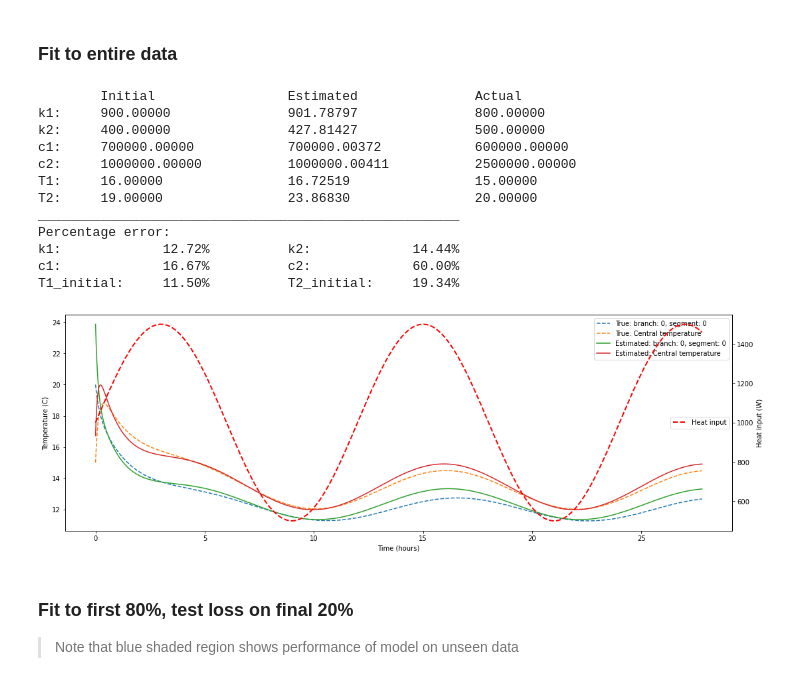
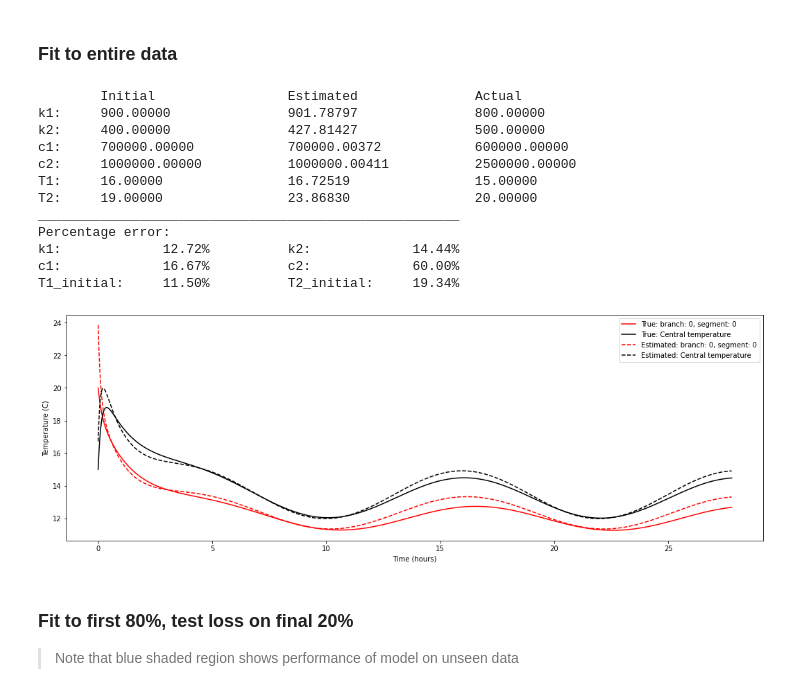
Before and after one commit to harry-rendell/building_simulation, a Jupyter notebook: train_test.ipynb, the cells around one changed output. Cells and saved outputs as stored; diff of their text form; code cells hidden in the pictures.

```diff
--- a/train_test.ipynb
+++ b/train_test.ipynb
@@ -41,30 +41,30 @@ initial_params = np.array([*k0, *c0, *T0])
 # %%
 result = minimize(loss, x0=initial_params, tol=1e-3, args=('mse', times, Ts_true), bounds=((1e2,1e3),(1e2,1e3),(1e5,1e6),(1e6,3e6),(10,30),(10,30)))
 k_est, c_est, T_est = result['x'].reshape((3,2))
 sys_est = model_ND('Estimated',k_est, c_est, T_est, T_out, heatinput)
 Ts_est, Qs = sys_est.run(times=times, func_Q_in=func_Q_in)
 
-fig, ax = sys_nd.plot(ls='--')
-fig, ax= sys_est.plot(figax=(fig, ax), show_heating=False)
+fig, ax = sys_nd.plot(show_heating=False)
+fig, ax= sys_est.plot(figax=(fig, ax), show_heating=False, ls='--')
 
 frac_error = abs((result['x'] - true_params)/true_params * 100)
 print('\tInitial\t\t\tEstimated\t\tActual\nk1:\t{:.5f}\t\t{:.5f}\t\t{:.5f}\nk2:\t{:.5f}\t\t{:.5f}\t\t{:.5f}\nc1:\t{:.5f}\t\t{:.5f}\t\t{:.5f}\nc2:\t{:.5f}\t\t{:.5f}\t\t{:.5f}\nT1:\t{:.5f}\t\t{:.5f}\t\t{:.5f}\nT2:\t{:.5f}\t\t{:.5f}\t\t{:.5f}'.format(*np.ravel([initial_params,result['x'],true_params],'F')))
 print('_'*54)
 print('Percentage error:\nk1:\t\t{:.2f}%\t\tk2:\t\t{:.2f}%\nc1:\t\t{:.2f}%\t\tc2:\t\t{:.2f}%\nT1_initial:\t{:.2f}%\t\tT2_initial:\t{:.2f}%'.format(*frac_error))
 # %% [output]
         Initial                 Estimated               Actual
 k1:     900.00000               901.78797               800.00000
 k2:     400.00000               427.81427               500.00000
 c1:     700000.00000            700000.00372            600000.00000
 c2:     1000000.00000           1000000.00411           2500000.00000
 T1:     16.00000                16.72519                15.00000
 T2:     19.00000                23.86830                20.00000
 ______________________________________________________
 Percentage error:
 k1:             12.72%          k2:             14.44%
 c1:             16.67%          c2:             60.00%
 T1_initial:     11.50%          T2_initial:     19.34%
-[figure, old version]
+[figure, new version]
 # %% [markdown]
 ### Fit to first 80%, test loss on final 20%
 > Note that blue shaded region shows performance of model on unseen data
```
Also changed, not shown: parts of 9 cells of this notebook, 2 other files.
